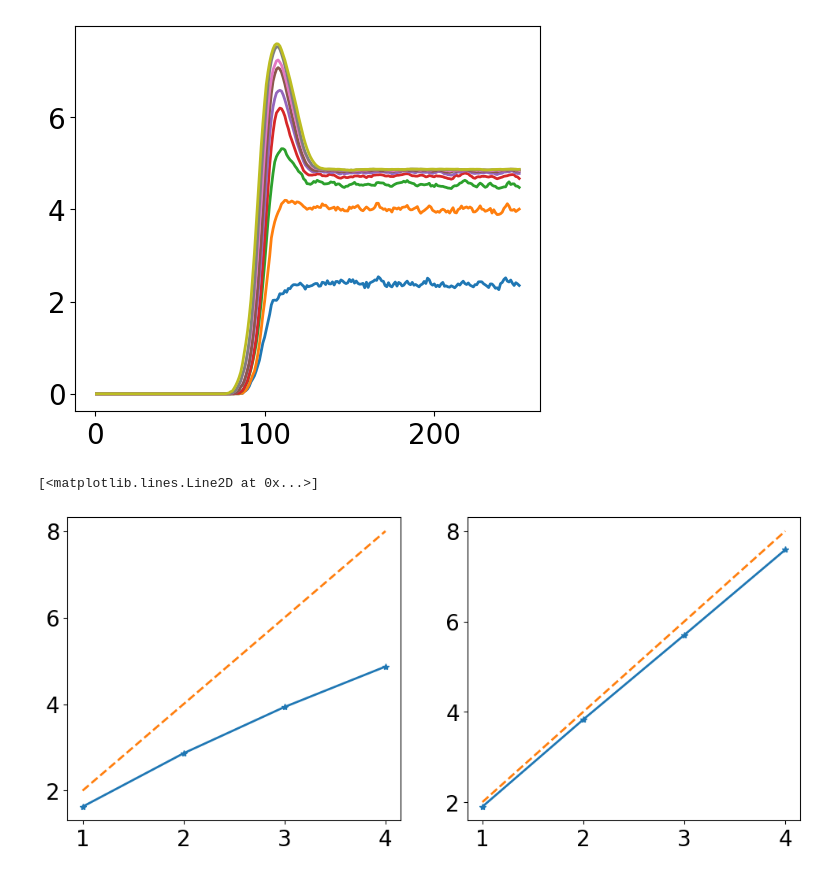
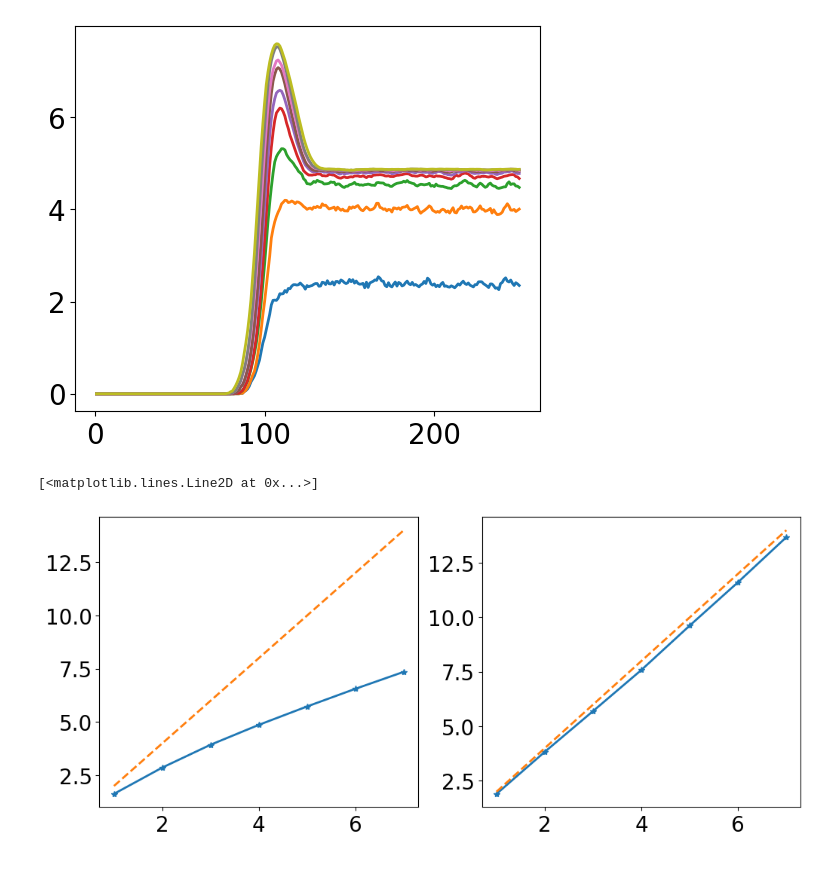
Before and after one commit to zsxqblz/classical_hayden_preskill, a Jupyter notebook: visualization/visualization_240226.ipynb, the cells around one changed output. Cells and saved outputs as stored; diff of their text form; code cells hidden in the pictures.

```diff
--- a/visualization/visualization_240226.ipynb
+++ b/visualization/visualization_240226.ipynb
@@ -38,28 +38,35 @@ for i in range(0,len(nmeas_l),1):
 # %% [output]
 [figure]
 # %%
-nAsite_l = [1,2,3,4]
+nAsite_l = [1,2,3,4,5,6,7]
 Smin_l = np.zeros(len(nAsite_l))
 Smax_l = np.zeros(len(nAsite_l))
 
-for i in nAsite_l:
+for i in range(1,5):
     file_name = "../data/240226/240226_%d"%(i)
     nstep_l = np.loadtxt(file_name+'_scanx.csv',skiprows=1)
     nmeas_l = np.loadtxt(file_name+'_scany.csv',skiprows=1)
 
     raw = np.loadtxt(file_name+'_data.csv',skiprows=1,delimiter=',')
     S_ave_arr = raw[:,0].reshape((len(nmeas_l),len(nstep_l)))
     S_std_arr = raw[:,1].reshape((len(nmeas_l),len(nstep_l)))
     Smin_l[i-1] = np.average(S_ave_arr[-1,-10:])
     Smax_l[i-1] = np.max(S_ave_arr[-1,:])
 
+for i in range(5,8):
+    file_name = "../data/240226/240226_n%d_pp.npz"%(i)
+    raw = np.load(file_name)
+    S_ave_arr = raw['data_ave_l']
+    Smin_l[i-1] = np.average(S_ave_arr[-1,-10:])
+    Smax_l[i-1] = np.max(S_ave_arr[-1,:])
+
 plt.figure(figsize=(12,5))
 plt.subplot(1,2,1)
 plt.plot(nAsite_l,Smin_l,"*-")
 plt.plot(nAsite_l,2*np.array(nAsite_l),"--")
 plt.subplot(1,2,2)
 plt.plot(nAsite_l,Smax_l,"*-")
 plt.plot(nAsite_l,2*np.array(nAsite_l),"--")
 # %% [output]
 [<matplotlib.lines.Line2D at 0x...>]
-[figure, old version]
+[figure, new version]
```
Also changed, not shown: 1 other file.
